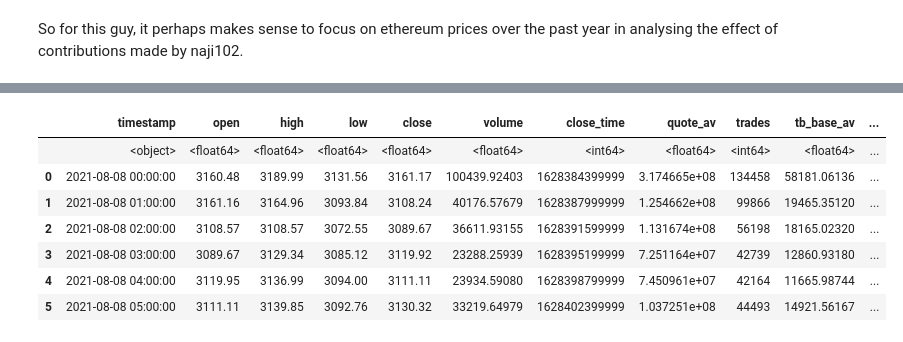
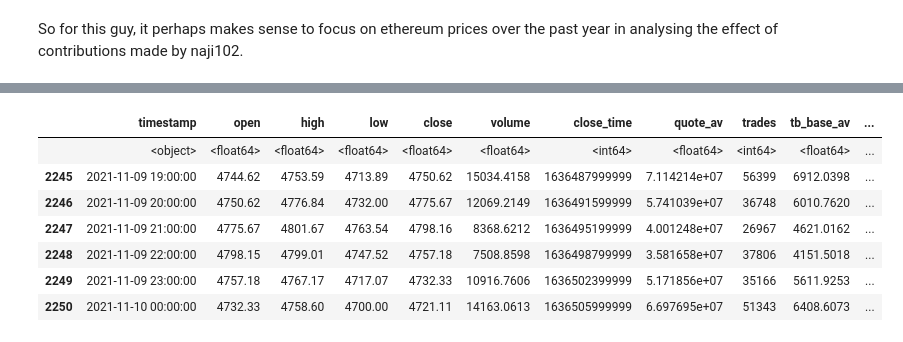
Before and after one commit to zachHFT/Optimal-Cryptocurrency-Trading-Strategies-Step2, a Jupyter notebook: Reddit_Analysis/Network_Analysis/reddit_webscraping_for_backtesting.ipynb, the cells around one changed output, grey strips where cells are left out. Saved outputs shown, nothing was run; the diff lists cells and outputs as text; code cells hidden in the pictures.

```diff
--- a/Reddit_Analysis/Network_Analysis/reddit_webscraping_for_backtesting.ipynb
+++ b/Reddit_Analysis/Network_Analysis/reddit_webscraping_for_backtesting.ipynb
@@ -262,16 +250,16 @@ DatetimeIndex(['2021-08-08 00:00:00', '2021-08-08 01:00:00',
 # %%
 import csv
 # %%
-eth_naji102 = open("/Users/kc/Documents/StatCompVis/CryptoProject/Optimal-Cryptocurrency-Trading-Strategies-Step2/Reddit_Analysis/Price_Data_Extraction/Data/Binance_OHLC/ETHUSDT-1h-binance.csv", "r")
-eth_naji102 = pd.read_csv(eth_naji102)
+eth_naji102_hr = open("/Users/kc/Documents/StatCompVis/CryptoProject/Optimal-Cryptocurrency-Trading-Strategies-Step2/Reddit_Analysis/Price_Data_Extraction/Data/Binance_OHLC/ETHUSDT-1h-binance.csv", "r")
+eth_naji102_hr = pd.read_csv(eth_naji102_hr)
 # %%
-head(eth_naji102)
+tail(eth_naji102_hr)
 # %% [output]
 |  | timestamp | open | high | low | close | volume | close_time | quote_av | trades | tb_base_av | ... |
 |  | <object> | <float64> | <float64> | <float64> | <float64> | <float64> | <int64> | <float64> | <int64> | <float64> | ... |
-| 0 | 2021-08-08 00:00:00 | 3160.48 | 3189.99 | 3131.56 | 3161.17 | 100439.92403 | 1628384399999 | 3.174665e+08 | 134458 | 58181.06136 | ... |
-| 1 | 2021-08-08 01:00:00 | 3161.16 | 3164.96 | 3093.84 | 3108.24 | 40176.57679 | 1628387999999 | 1.254662e+08 | 99866 | 19465.35120 | ... |
-| 2 | 2021-08-08 02:00:00 | 3108.57 | 3108.57 | 3072.55 | 3089.67 | 36611.93155 | 1628391599999 | 1.131674e+08 | 56198 | 18165.02320 | ... |
-| 3 | 2021-08-08 03:00:00 | 3089.67 | 3129.34 | 3085.12 | 3119.92 | 23288.25939 | 1628395199999 | 7.251164e+07 | 42739 | 12860.93180 | ... |
-| 4 | 2021-08-08 04:00:00 | 3119.95 | 3136.99 | 3094.00 | 3111.11 | 23934.59080 | 1628398799999 | 7.450961e+07 | 42164 | 11665.98744 | ... |
-| 5 | 2021-08-08 05:00:00 | 3111.11 | 3139.85 | 3092.76 | 3130.32 | 33219.64979 | 1628402399999 | 1.037251e+08 | 44493 | 14921.56167 | ... |
+| 2245 | 2021-11-09 19:00:00 | 4744.62 | 4753.59 | 4713.89 | 4750.62 | 15034.4158 | 1636487999999 | 7.114214e+07 | 56399 | 6912.0398 | ... |
+| 2246 | 2021-11-09 20:00:00 | 4750.62 | 4776.84 | 4732.00 | 4775.67 | 12069.2149 | 1636491599999 | 5.741039e+07 | 36748 | 6010.7620 | ... |
+| 2247 | 2021-11-09 21:00:00 | 4775.67 | 4801.67 | 4763.54 | 4798.16 | 8368.6212 | 1636495199999 | 4.001248e+07 | 26967 | 4621.0162 | ... |
+| 2248 | 2021-11-09 22:00:00 | 4798.15 | 4799.01 | 4747.52 | 4757.18 | 7508.8598 | 1636498799999 | 3.581658e+07 | 37806 | 4151.5018 | ... |
+| 2249 | 2021-11-09 23:00:00 | 4757.18 | 4767.17 | 4717.07 | 4732.33 | 10916.7606 | 1636502399999 | 5.171856e+07 | 35166 | 5611.9253 | ... |
+| 2250 | 2021-11-10 00:00:00 | 4732.33 | 4758.60 | 4700.00 | 4721.11 | 14163.0613 | 1636505999999 | 6.697695e+07 | 51343 | 6408.6073 | ... |
```
Also changed, not shown: parts of 25 cells of this notebook.
